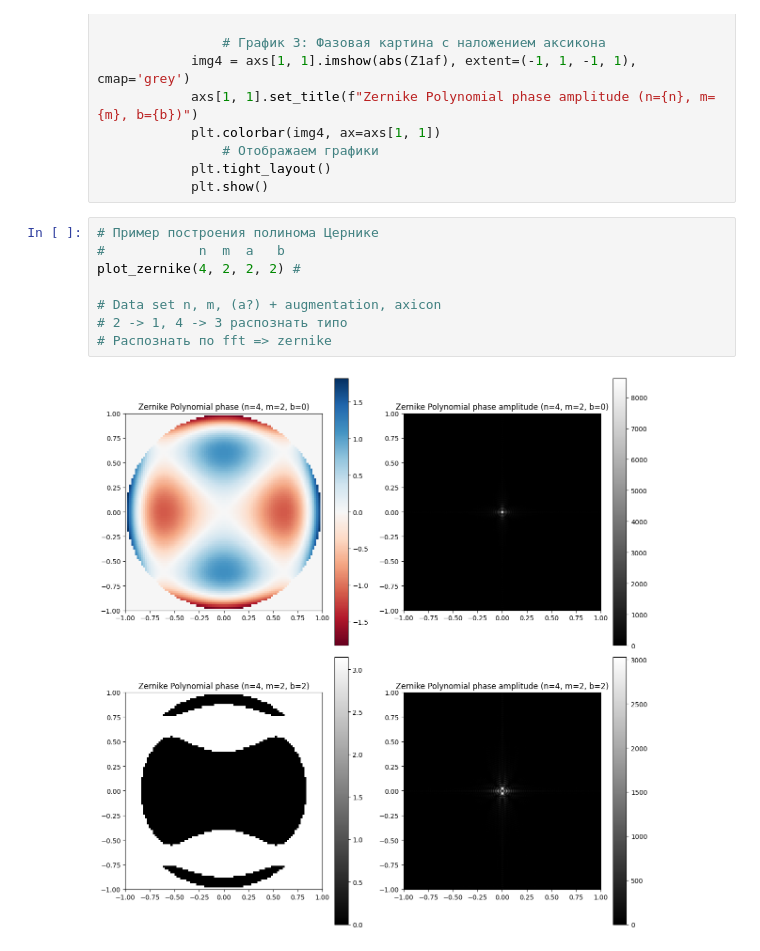
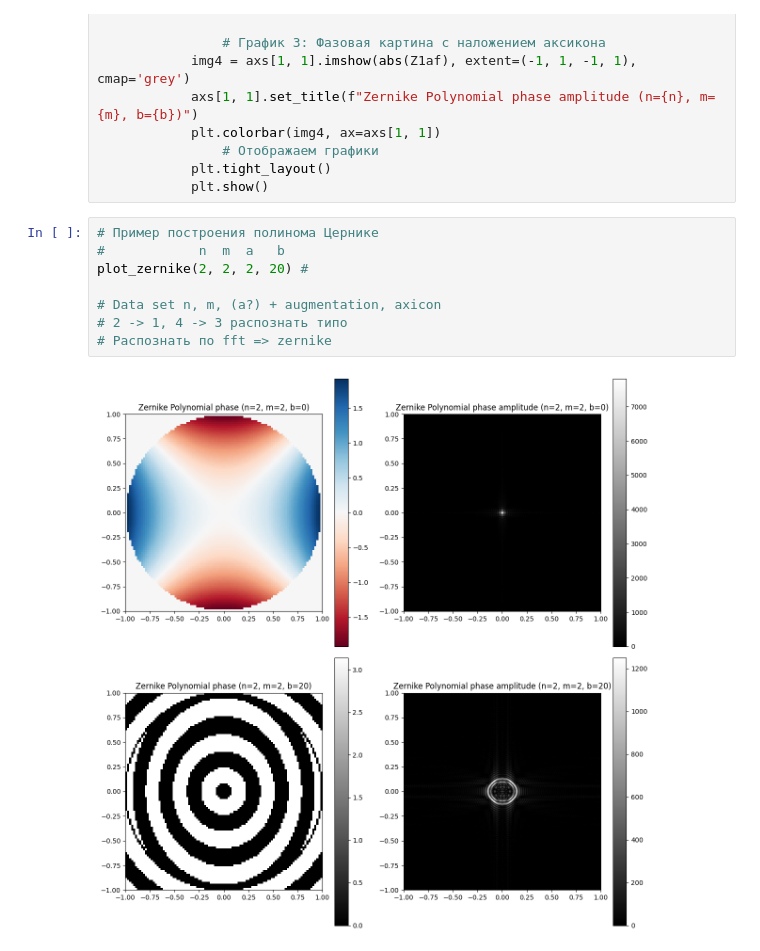
Before and after one commit to Dmitryser1/NIRMag, a Jupyter notebook: PlotBuild.ipynb, the cells around one changed output. Drawn from its saved outputs; the diff is of its cells as text.

```diff
--- a/PlotBuild.ipynb
+++ b/PlotBuild.ipynb
@@ -197,10 +197,10 @@ def plot_zernike(n, m, a, b, grid_size=100):
 # %%
 # Пример построения полинома Цернике
 #            n  m  a   b
-plot_zernike(4, 2, 2, 2) #
+plot_zernike(2, 2, 2, 20) #
 
 # Data set n, m, (a?) + augmentation, axicon
 # 2 -> 1, 4 -> 3 распознать типо
 # Распознать по fft => zernike
 # %% [output]
-[figure, old version]
+[figure, new version]
```
Also changed, not shown: 3 other files.
